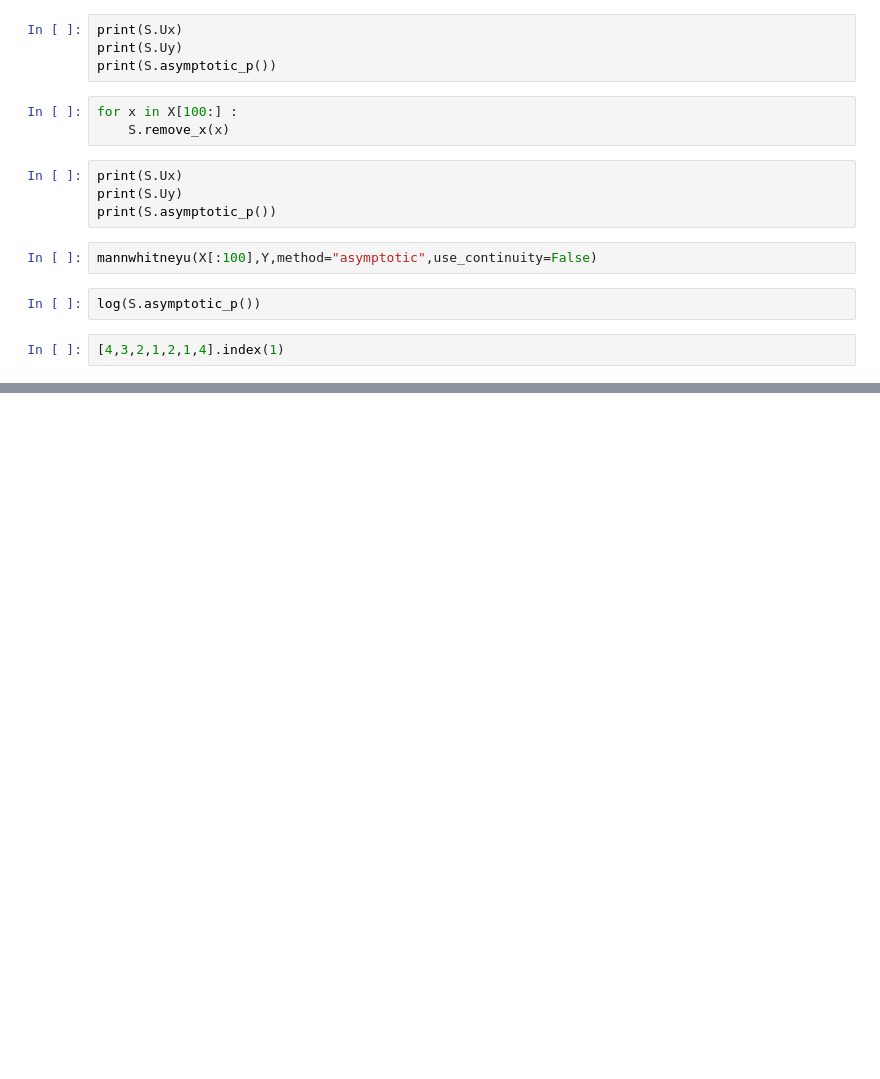
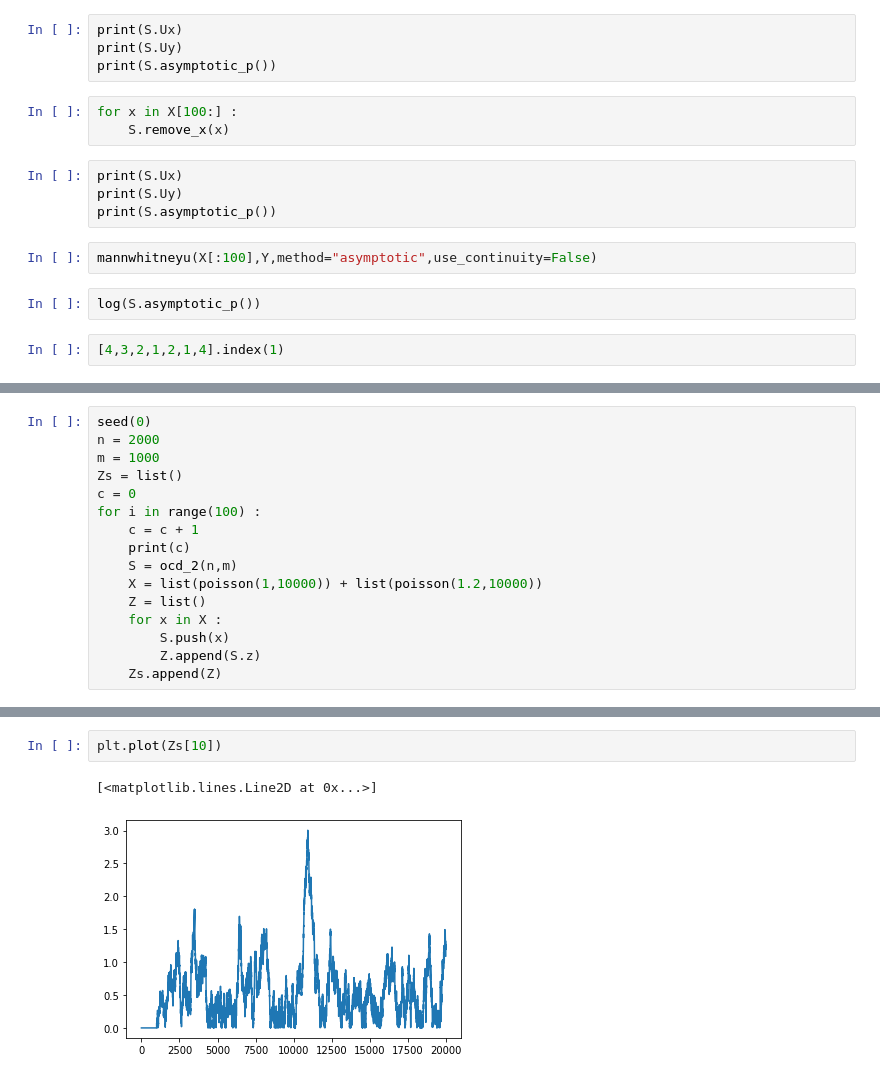
Before and after one commit to grosed/seqstats, a Jupyter notebook: notebooks/mann-whitney.ipynb, the cells around one changed output, grey strips where cells are left out. Cells and saved outputs as stored; diff of their text form; blank space fills up the shorter version.

```diff
--- a/notebooks/mann-whitney.ipynb
+++ b/notebooks/mann-whitney.ipynb
@@ -853,0 +815,16 @@ Z[-3:]
+# %%
+seed(0)
+n = 2000
+m = 1000
+Zs = list()
+c = 0
+for i in range(100) :
+    c = c + 1
+    print(c)
+    S = ocd_2(n,m)
+    X = list(poisson(1,10000)) + list(poisson(1.2,10000))
+    Z = list()
+    for x in X :
+        S.push(x)
+        Z.append(S.z)
+    Zs.append(Z)
@@ -853,0 +850,5 @@ Z[-3:]
+# %%
+plt.plot(Zs[10])
+# %% [output]
+[<matplotlib.lines.Line2D at 0x...>]
+[figure, added]
```
Also changed, not shown: parts of 122 cells of this notebook.
